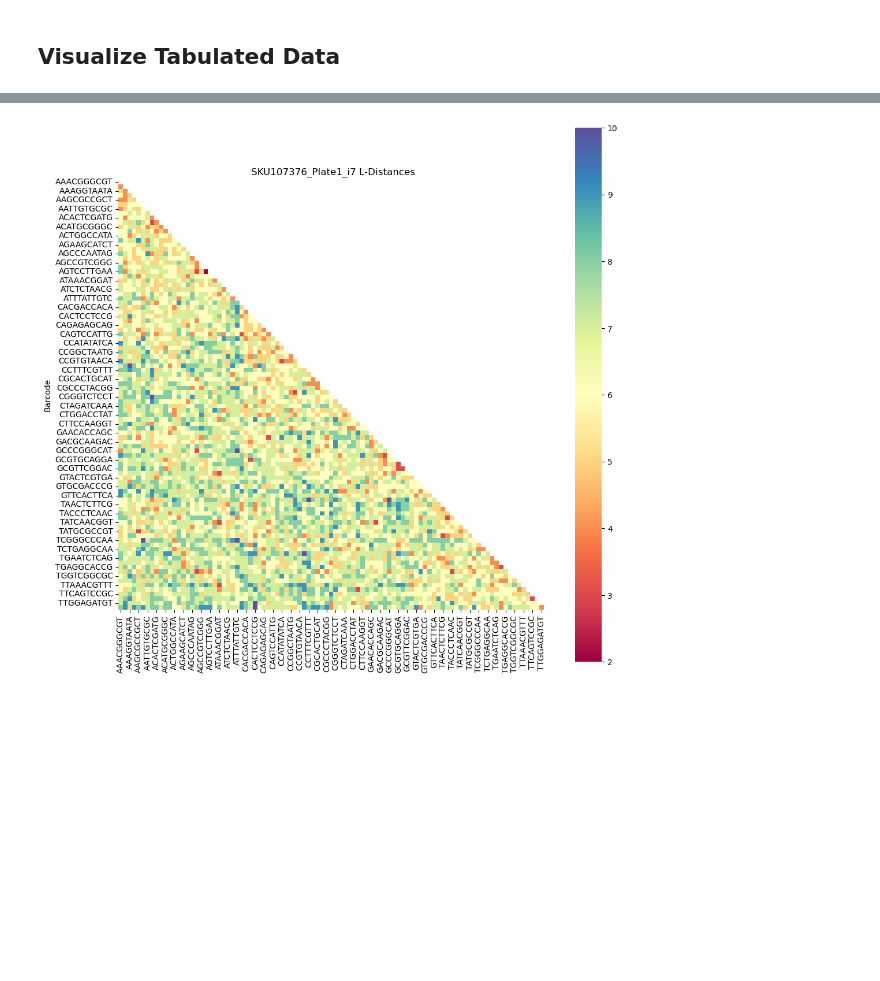
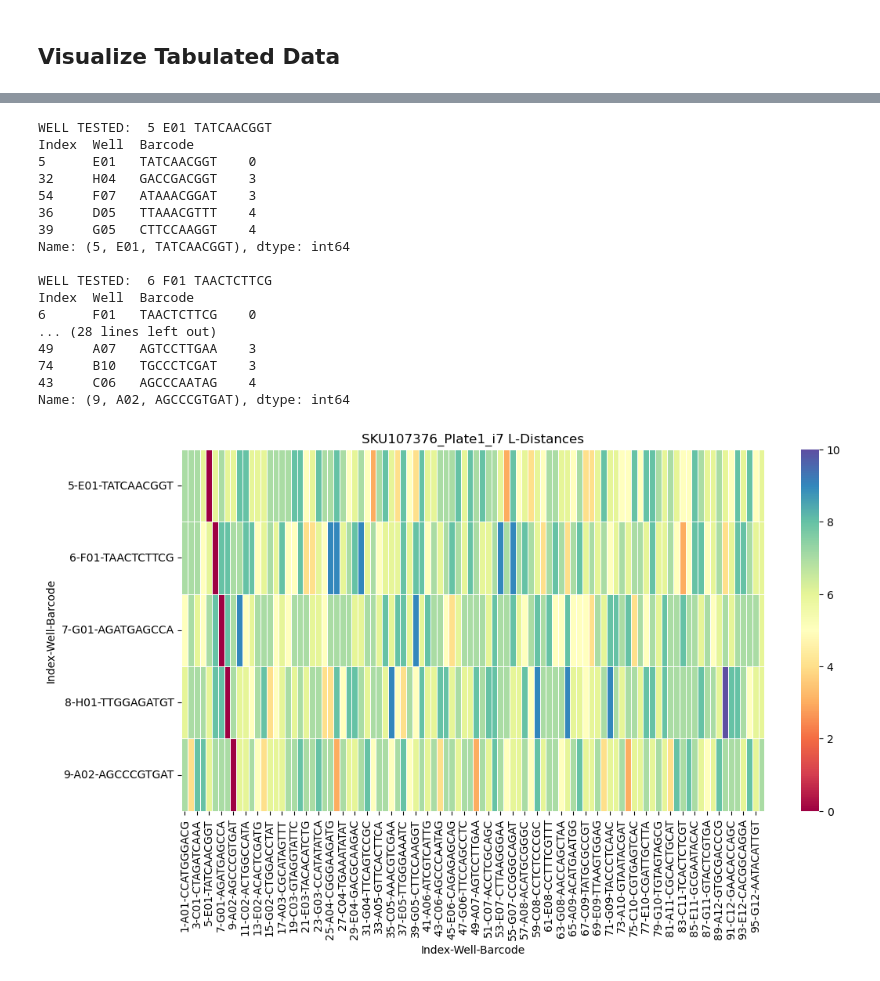
Before and after one commit to lbmorina/barcode_Ldist, a Jupyter notebook: python/tabulated_viz.ipynb, the cells around one changed output, grey strips where cells are left out. Saved outputs shown, nothing was run; the diff lists cells and outputs as text; code cells hidden in the pictures; blank space fills up the shorter version.

```diff
--- a/python/tabulated_viz.ipynb
+++ b/python/tabulated_viz.ipynb
@@ -5,3 +5,6 @@ import pandas as pd
 import matplotlib.pyplot as plt
 import seaborn as sns
 import numpy as np
+# %%
+full_df = pd.read_excel("/home/lbmor/coderino/barcode_Ldist/data/twist/DOC-001414 Full Length UDI Adapter Sequences Reference Spreadsheet.xlsx",sheet_name="FL-UDI-Adapter-Plate-1",header=1).drop(columns="PLATE DESIGNATION")
+full_df.head()
@@ -7,0 +18,5 @@ import numpy as np
+# %%
+i5_fwd_map = full_df.set_index("i5 INDEX REFERENCE FOR SAMPLE SHEET (FORWARD ORIENTATION)")[['INDEX','WELL']].to_dict(orient="index")
+i7_map = full_df.set_index("i7 INDEX REFERENCE FOR SAMPLE SHEET")[['INDEX','WELL']].to_dict(orient="index")
+
+i5_fwd_map
@@ -18,10 +102,43 @@ plt.show()
 # %%
 data_path = '../data/twist/SKU107376_Plate1_i7.barcodes.matrix.tsv'
-df = pd.read_csv(data_path,delimiter='\t',header=0).set_index("Barcode")
-mask = np.triu(np.ones_like(df.to_numpy(), dtype=bool))
-plt.figure(figsize=(12,12))
-sns.heatmap(df, mask = mask,square=True,cmap="Spectral")
+df = pd.read_csv(data_path,delimiter='\t',header=0)
+
+df['Index'] = df['Barcode'].map(lambda x: i7_map[x]['INDEX'])
+df['Well'] = df['Barcode'].map(lambda x: i7_map[x]['WELL'])
+df = df.set_index(["Index","Well","Barcode"])
+
+# mask = np.triu(np.ones_like(df.to_numpy(), dtype=bool))
+
+df_tmp = df.loc[range(5,10)]
+df_tmp.columns = df_tmp.columns.map(lambda x: tuple(list(i7_map[x].values())+[x]))
+df_tmp.columns.names = ["Index","Well","Barcode"]
+df_tmp = df_tmp[sorted(df_tmp.columns.get_level_values(0))]
+
+for (idx,well,bc), row in df_tmp.iterrows():
+    print("WELL TESTED: ",idx,well,bc)
+    print(row.sort_values(ascending=True)[0:5])
+    print()
+
+plt.figure(figsize=(12,6))
+sns.heatmap(df_tmp, mask = None,square=False,cmap="Spectral",lw=.5)
 plt.title("SKU107376_Plate1_i7 L-Distances")
 plt.show()
 # %% [output]
+WELL TESTED:  5 E01 TATCAACGGT
+Index  Well  Barcode
+5      E01   TATCAACGGT    0
+32     H04   GACCGACGGT    3
+54     F07   ATAAACGGAT    3
+36     D05   TTAAACGTTT    4
+39     G05   CTTCCAAGGT    4
+Name: (5, E01, TATCAACGGT), dtype: int64
+
+WELL TESTED:  6 F01 TAACTCTTCG
+Index  Well  Barcode
+6      F01   TAACTCTTCG    0
+... (28 lines left out)
+49     A07   AGTCCTTGAA    3
+74     B10   TGCCCTCGAT    3
+43     C06   AGCCCAATAG    4
+Name: (9, A02, AGCCCGTGAT), dtype: int64
-[figure, old version]
+[figure, new version]
```
Also changed, not shown: parts of 4 cells of this notebook, 1 other file.
